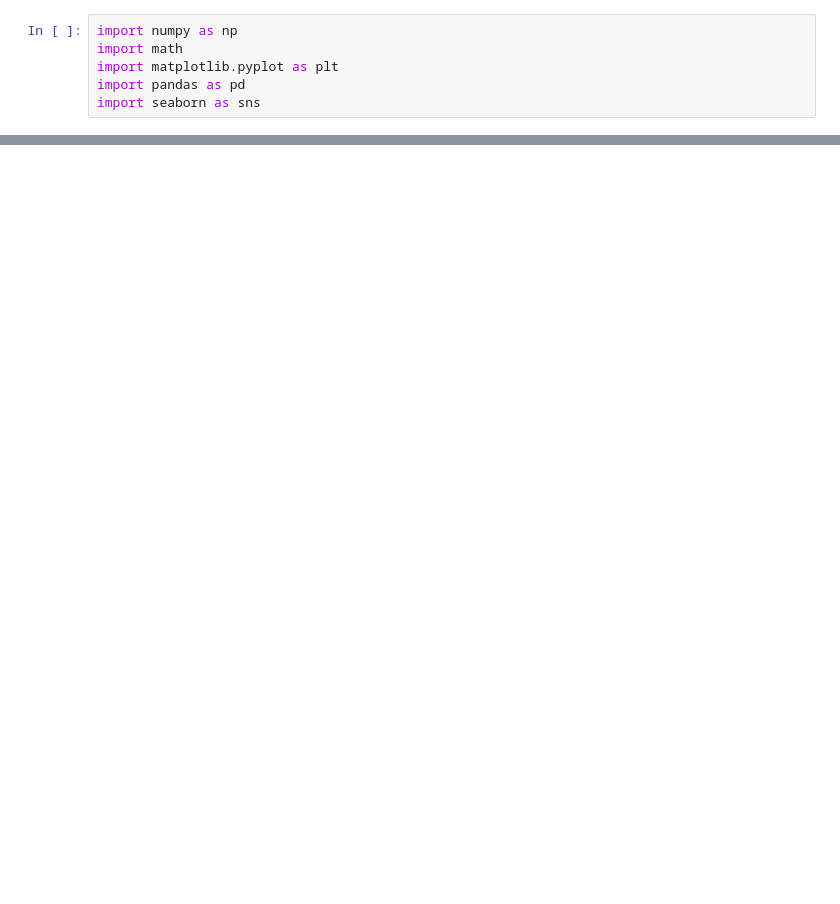
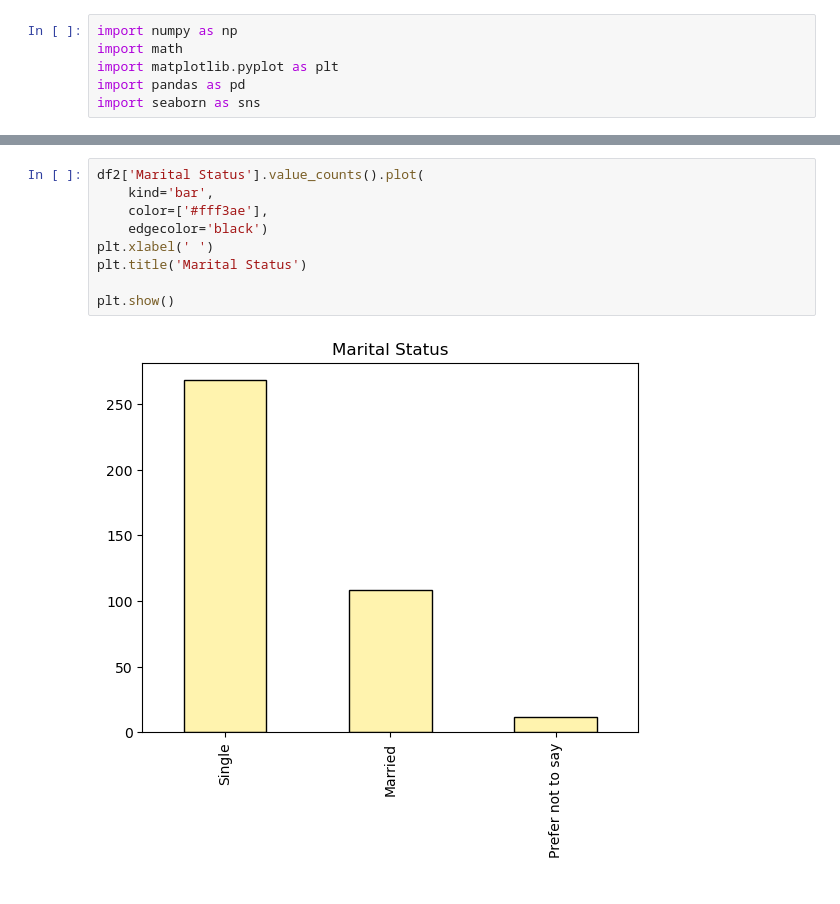
Before and after one commit to charbonnmyleseau-ship-it/pythonBootCamp, a Jupyter notebook: Final_Project_Analysis.ipynb, the cells around one changed output, grey strips where cells are left out. Saved outputs shown, nothing was run; the diff lists cells and outputs as text; blank space fills up the shorter version.

```diff
--- a/Final_Project_Analysis.ipynb
+++ b/Final_Project_Analysis.ipynb
@@ -23,0 +112,11 @@ df2
+# %%
+df2['Marital Status'].value_counts().plot(
+    kind='bar',
+    color=['#fff3ae'],
+    edgecolor='black')
+plt.xlabel(' ')
+plt.title('Marital Status')
+
+plt.show()
+# %% [output]
+[figure, added]
```
Also changed, not shown: parts of 22 cells of this notebook.
